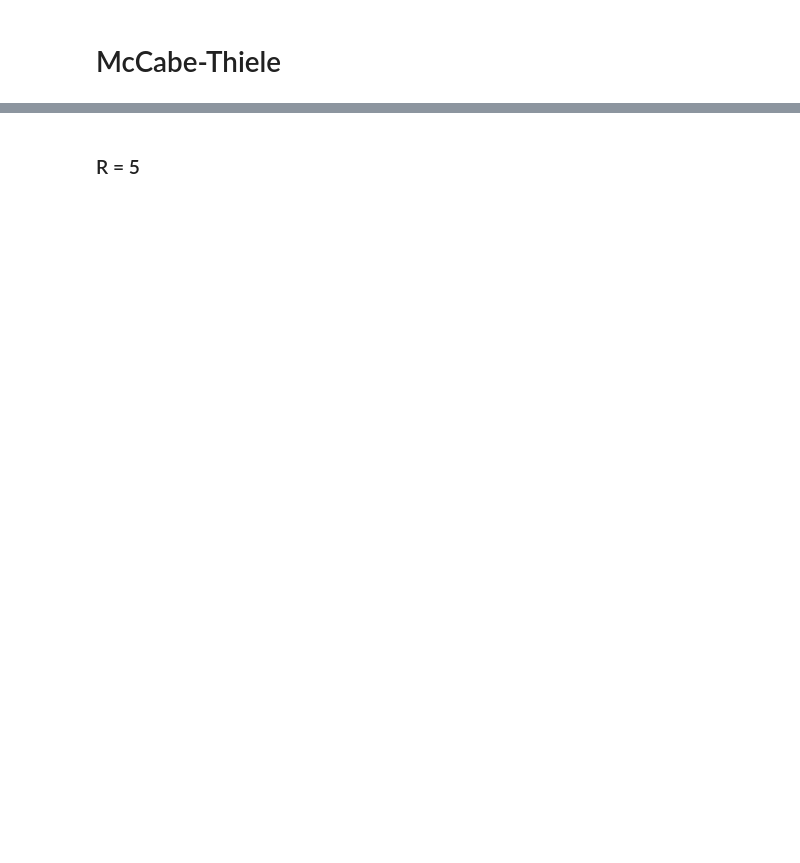
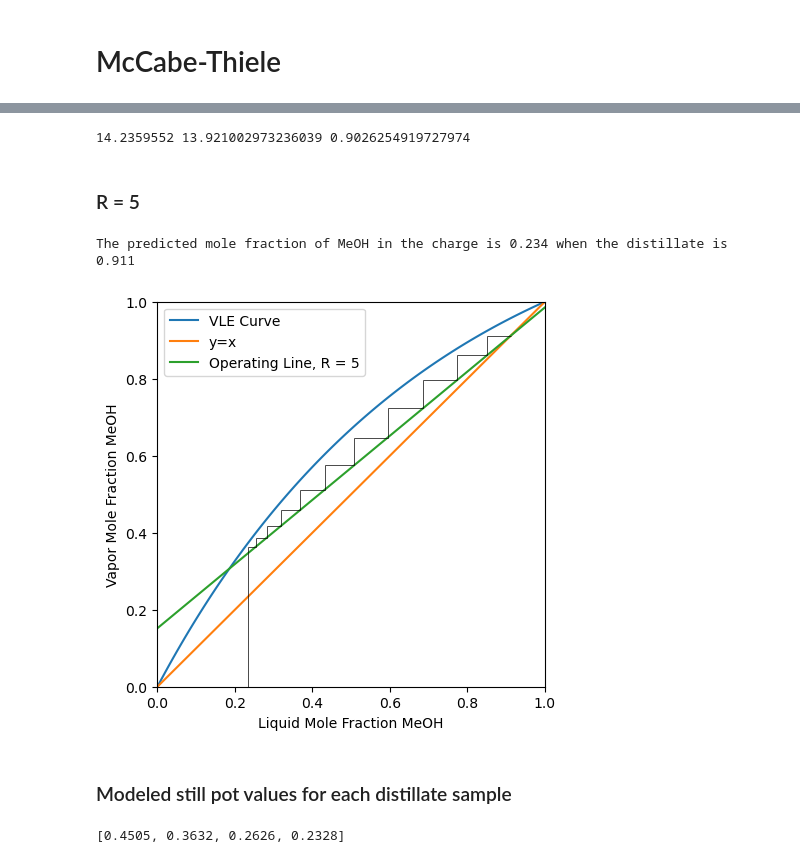
Before and after one commit to lwchau-afk/180A-Batch-Dist., a Jupyter notebook: Batch Distillation.ipynb, the cells around one changed output, grey strips where cells are left out. Drawn from its saved outputs; the diff is of its cells as text; code cells hidden in the pictures; blank space fills up the shorter version.

```diff
--- a/Batch Distillation.ipynb
+++ b/Batch Distillation.ipynb
@@ -283,29 +292,72 @@ print(theoretical_stages)
+# %%
+### Interpolations
+eff = np.mean(effcs)
+meff = np.mean(meffords)
+guess = np.linspace(0.01, 0.99, 50)
+xB_result = []
+
+for i in guess:
+    result = stepDown_solve(0.0, i, 5, eff, meff)
+    pred_mct = result[0]
+    xB_result.append(pred_mct[11][0])
+
+xD_solve = interp1d(xB_result, guess, kind='linear', fill_value='extrapolate')
+## ------------
+
+xF = 0.2352
+F = 900*weighted_avg(xF, (1-xF))
+guess_final = 0.2201
+result = integrate.quad(lambda x: 1/(xD_solve(x)-x), xF, guess_final)
+W = F*math.exp(result[0])
+Avg_d = (F*xF - W*guess_final)/(F-W)
+
+print(F, W, Avg_d)
+# %% [output]
+14.2359552 13.921002973236039 0.9026254919727974
 # %% [markdown]
 ### R = 5
 # %%
 xD_in = 0.9115
 
 result_2 = stepDown_solve(0.0, xD_in, 5, eff, meff)
 pred_mct_2 = result_2[0]
 
 print(f'The predicted mole fraction of MeOH in the charge is {pred_mct_2[11][0]:.3f} when the distillate is {xD_in:.3f}')
 
 plt.figure(figsize=(5,5))
 plt.plot(x_vals, y_vals, label='VLE Curve')
 plt.plot(x_vals, x_vals, label='y=x')
 op_line = (5/6)*x_vals + xD_in/6
 plt.plot(x_vals, op_line, label='Operating Line, R = 5')
 
 for i in range(11):
     plt.hlines(pred_mct_2[i][1], pred_mct_2[i][0], pred_mct_2[i+1][0], colors='black', linestyles='solid', linewidth=0.5)
     plt.vlines(pred_mct_2[i+1][0], pred_mct_2[i][1], pred_mct_2[i+1][1], colors='black', linestyles='solid', linewidth=0.5)
-plt.vlines(x=pred_mct_2[11][0], ymin=0, ymax=pred_mct_2[11][1], colors='black', linestyles='solid', linewidth=1)
+plt.vlines(x=pred_mct_2[11][0], ymin=0, ymax=pred_mct_2[11][1], colors='black', linestyles='solid', linewidth=0.5)
 
 plt.xlabel('Liquid Mole Fraction MeOH')
 plt.ylabel('Vapor Mole Fraction MeOH')
 plt.legend()
 plt.xlim([0, 1])
 plt.ylim([0, 1])
 
-plt.savefig('mccabe_thiele_panels.png', dpi=300, bbox_inches='tight')
+plt.savefig('mccabe_thiele_R_5.png', dpi=300, bbox_inches='tight')
 plt.show()
+# %% [output]
+The predicted mole fraction of MeOH in the charge is 0.234 when the distillate is 0.911
+[figure, added]
+# %% [markdown]
+### Modeled still pot values for each distillate sample
+# %%
+dist = [0.99,0.98,0.94,0.91]
+Still_Pot = []
+
+for i in range(len(dist)):
+    result = stepDown_solve(0, dist[i], 5, eff, meff)
+    answer = result[0]
+    xW = round(answer[11][0], 4)
+    Still_Pot.append(xW)
+
+print(Still_Pot)
+# %% [output]
+[0.4505, 0.3632, 0.2626, 0.2328]
```
Also changed, not shown: parts of 12 cells of this notebook, 1 other file.
